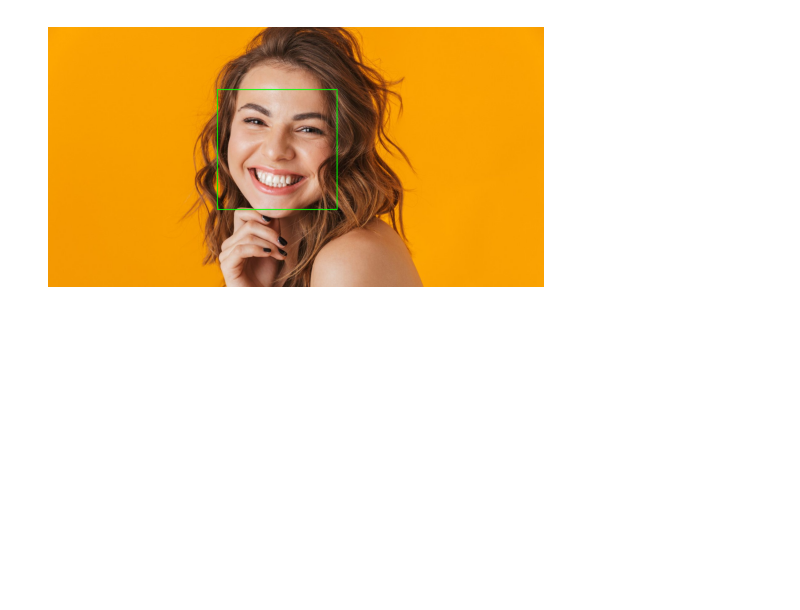
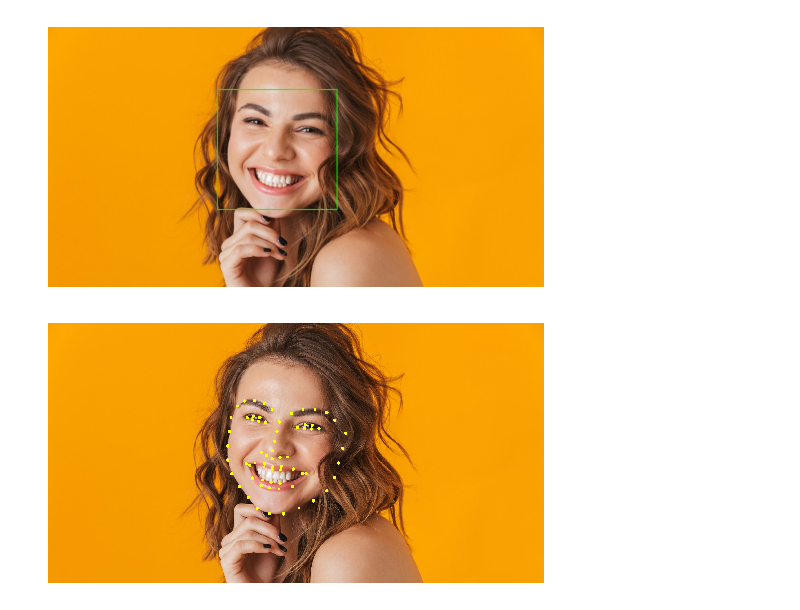
Before and after one commit to skduggal/Emotion-Detection, a Jupyter notebook: FaceDetect.ipynb, the cells around one changed output. Saved outputs shown, nothing was run; the diff lists cells and outputs as text; code cells hidden in the pictures; blank space fills up the shorter version.

Commit message:
bounding box + landmarks demo

```diff
--- a/FaceDetect.ipynb
+++ b/FaceDetect.ipynb
@@ -69,0 +73,46 @@ detect_face(image_url)
+# %%
+def get_landmarks(image_url):
+    headers = {
+        'User-Agent': 'Mozilla/5.0 (Windows NT 10.0; Win64; x64) AppleWebKit/537.36 (KHTML, like Gecko) Chrome/58.0.3029.110 Safari/537.3'}
+    try:
+        response = requests.get(image_url, headers=headers, stream=True)
+        response.raise_for_status()
+        img_array = np.array(bytearray(response.raw.read()), dtype=np.uint8)
+        image = cv2.imdecode(img_array, cv2.IMREAD_COLOR)
+        if image is None:
+            print("Failed to load image. Please check the URL and try again.")
+            return None, None
+    except Exception as e:
+        print(f"Error loading image: {e}")
+        return None, None
+
+    faces = frontalface_detector(image, 1)
+    if len(faces):
+        landmarks = [(p.x, p.y) for p in landmark_predictor(image, faces[0]).parts()]
+    else:
+        return None, None
+
+    return image, landmarks
+# %%
+def image_landmarks(image, face_landmarks):
+    radius = -1
+    circle_thickness = 5
+    image_copy = image.copy()
+    for (x, y) in face_landmarks:
+        cv2.circle(image_copy, (x, y), circle_thickness, (0, 255, 255), radius)  # Cyan color
+
+    image_rgb = cv2.cvtColor(image_copy, cv2.COLOR_BGR2RGB)
+    plt.imshow(image_rgb, interpolation='nearest')
+    plt.axis('off')
+    plt.show()
+# %%
+
+image_url = input("Enter the URL of the image: ")
+image, landmarks = get_landmarks(image_url)
+
+if landmarks:
+    image_landmarks(image, landmarks)
+else:
+    print("No Landmarks Detected")
+# %% [output]
+[figure, added]
```
Also changed, not shown: parts of 1 cell of this notebook.
